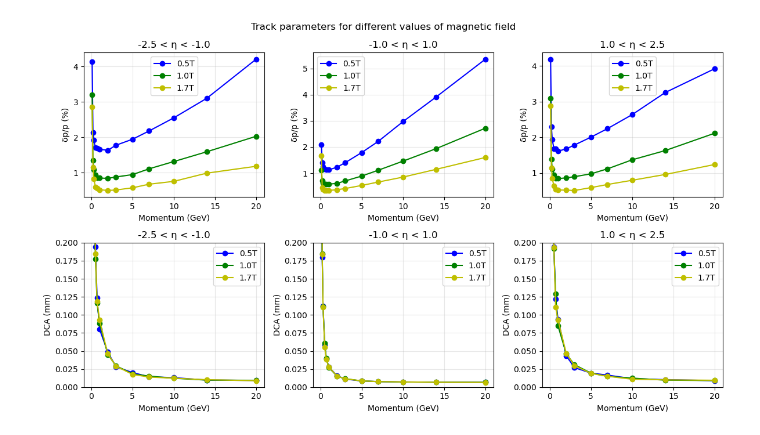
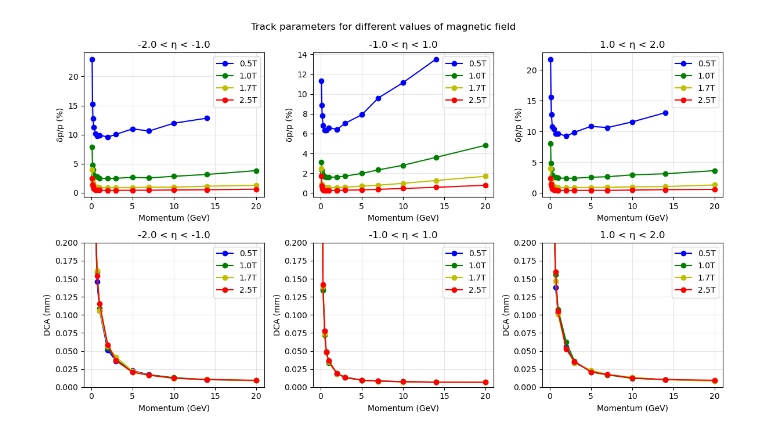
Before and after one commit to P4GAN/B8_Project, a Jupyter notebook: Analysis/tracking_performance.ipynb, the cells around one changed output. Cells and saved outputs as stored; diff of their text form; code cells hidden in the pictures.

```diff
--- a/Analysis/tracking_performance.ipynb
+++ b/Analysis/tracking_performance.ipynb
@@ -9,7 +9,7 @@ from scipy.optimize import curve_fit
 df_1_7 = pd.read_csv("output/default.csv")
 df_0_5 = pd.read_csv("output/BField_0_5T.csv")
 df_1_0 = pd.read_csv("output/BField_1_0T.csv")
-# df_2_5 = pd.read_csv("output/BField_2_5T.csv")
+df_2_5 = pd.read_csv("output/BField_2_5T.csv")
 # %%
 def gaussian(x, A, x_0, sigma):
     return A * np.exp(-(x - x_0)**2 / (2 * sigma**2))
@@ -25,3 +15,0 @@ df_1_7.head()
-# %%
-pT_residual = (df_1_7["Fitted Transverse Momentum (MeV/c)"] - df_1_7["True Transverse Momentum (MeV/c)"]) / df_1_7["True Transverse Momentum (MeV/c)"]
-plt.scatter(df_1_7["True Transverse Momentum (MeV/c)"], pT_residual)
@@ -116,0 +144,21 @@ plt.show()
+# %%
+eta_low = 1
+eta_high = 2
+df_eta = df_1_0[(df_1_0["Pseudorapidity"] >= eta_lo) &
+            (df_1_0["Pseudorapidity"] < eta_hi)]
+
+subset = df_eta[df_eta["True Momentum (MeV/c)"] == 100]
+
+pT_residual = (subset["Fitted Transverse Momentum (MeV/c)"] - subset["True Transverse Momentum (MeV/c)"]) / subset["True Transverse Momentum (MeV/c)"]
+
+sigma_guess = (np.percentile(pT_residual, 84) - np.percentile(pT_residual, 16)) / 2
+
+mean = pT_residual.mean()
+counts, edges = np.histogram(pT_residual, bins=50, range=(mean - 1.5 * sigma_guess, mean + 1.5 * sigma_guess))
+mids = (edges[:-1] + edges[1:]) / 2
+
+popt, _ = curve_fit(gaussian, mids, counts, p0=[max(counts), mids[np.argmax(counts)], sigma_guess])
+sigma_delta_pT.append(abs(popt[2]))
+
+plt.scatter(mids, counts)
+plt.plot(mids, gaussian(mids, *popt))
@@ -118,13 +169,13 @@ plt.show()
 fig, axes = plt.subplots(2, 3, figsize=(12, 7))
 
 eta_bins = [
-    (-2.5, -1.0),
+    (-2.0, -1.0),
     (-1.0,  1.0),
-    ( 1.0,  2.5),
+    ( 1.0,  2.0),
 ]
 
-dataframes = {0.5: df_0_5, 1.0: df_1_0, 1.7: df_1_7}
-colors = {0.5: "b", 1.0: "g", 1.7: "y"}
+dataframes = {0.5: df_0_5, 1.0: df_1_0, 1.7: df_1_7, 2.5: df_2_5}
+colors = {0.5: "b", 1.0: "g", 1.7: "y", 2.5: "r"}
 
 for B, df in dataframes.items():
     for i, (eta_lo, eta_hi) in enumerate(eta_bins):
@@ -138,40 +189,45 @@ for B, df in dataframes.items():
 
         for p in momentum_points[:]:
             subset = df_eta[df_eta["True Momentum (MeV/c)"] == p]
-            p_GeV.append(p / 1000)
+            if len(subset) < 20:
+                continue
 
             pT_residual = (subset["Fitted Transverse Momentum (MeV/c)"] - subset["True Transverse Momentum (MeV/c)"]) / subset["True Transverse Momentum (MeV/c)"]
             sigma_guess = (np.percentile(pT_residual, 84) - np.percentile(pT_residual, 16)) / 2
 
-            counts, edges = np.histogram(pT_residual, bins=50, range=(-sigma_guess * 2, sigma_guess * 2))
+            mean = pT_residual.mean()
+            counts, edges = np.histogram(pT_residual, bins=50, range=(mean - 1.5 * sigma_guess, mean + 1.5 * sigma_guess))
             mids = (edges[:-1] + edges[1:]) / 2
 
-            popt, _ = curve_fit(gaussian, mids, counts, p0=[max(counts), 0, sigma_guess])
+            popt, _ = curve_fit(gaussian, mids, counts, p0=[max(counts), mids[np.argmax(counts)], sigma_guess])
             sigma_delta_pT.append(abs(popt[2]))
+
+            p_GeV.append(p / 1000)
 
             mean_DCA.append(subset["DCA (mm)"].mean())
 
 
         axes[0, i].plot(p_GeV, np.array(sigma_delta_pT) * 100, color=colors[B], marker="o", label=f"{B}T")
         axes[0, i].set_title(f"{eta_lo} < η < {eta_hi}")
         axes[0, i].set_xlabel("Momentum (GeV)")
         axes[0, i].set_ylabel("δp/p (%)")
         axes[0, i].grid(alpha=0.3)
 
         axes[1, i].plot(p_GeV, mean_DCA, color=colors[B], marker="o", label=f"{B}T")
         axes[1, i].set_title(f"{eta_lo} < η < {eta_hi}")
         axes[1, i].set_xlabel("Momentum (GeV)")
         axes[1, i].set_ylabel("DCA (mm)")
         axes[1, i].grid(alpha=0.3)
         axes[1, i].set_ylim(0, 0.2)
 
 for i in range(3):
     axes[0, i].legend()
+    axes[1, i].legend()
 
 plt.suptitle("Track parameters for different values of magnetic field")
 plt.tight_layout()
 plt.show()
 # %% [output]
-[figure, old version]
+[figure, new version]
 # %%
 df_7um = pd.read_csv("output/default.csv")
```
Also changed, not shown: parts of 13 cells of this notebook, 39 other files.
